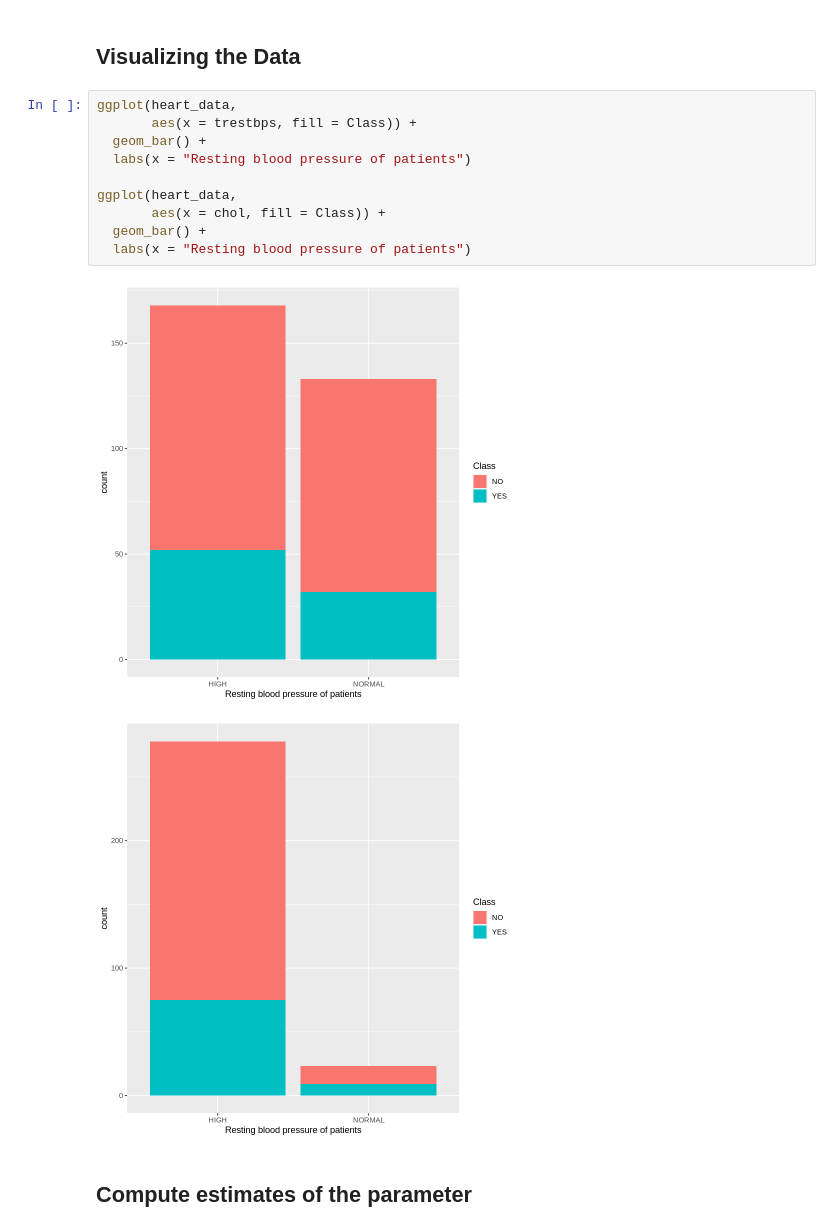
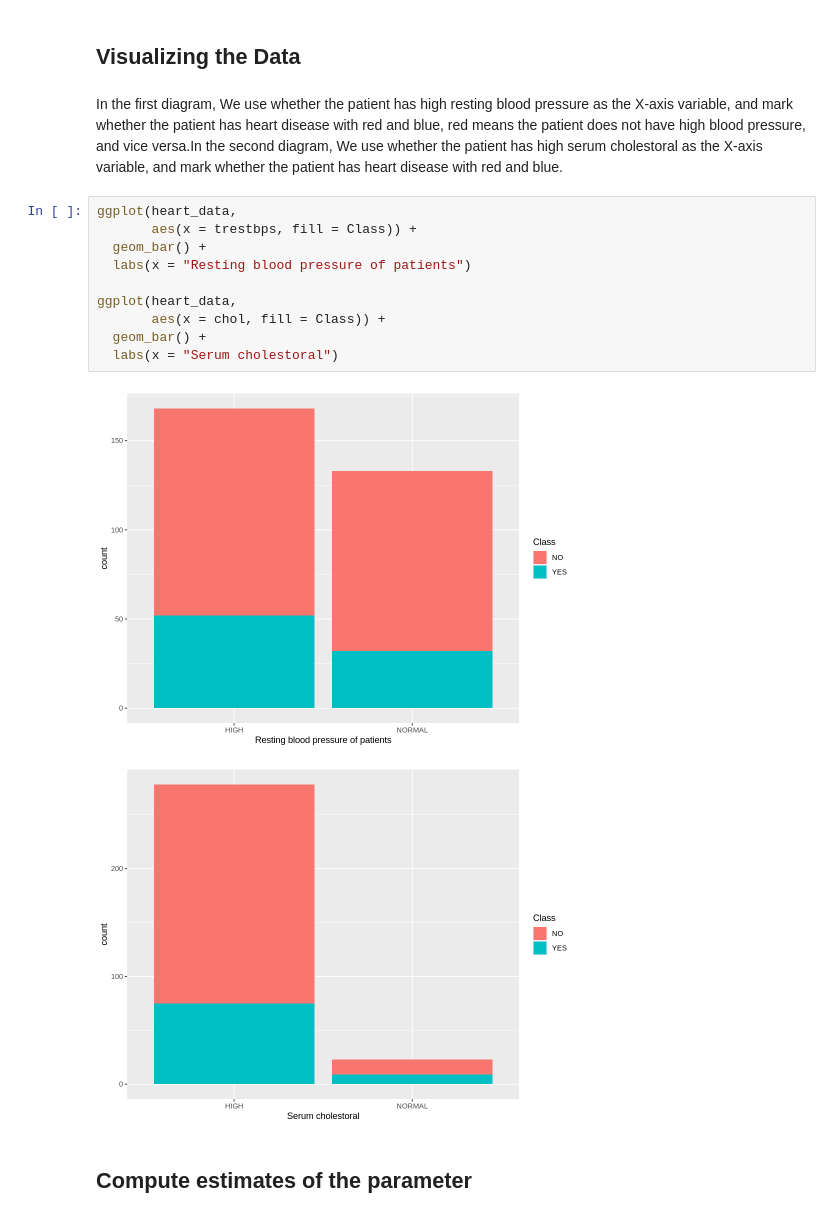
Before and after one commit to Ricky8394/STAT-201-Project, a Jupyter notebook: proposal.ipynb, the cells around one changed output. Cells and saved outputs as stored; diff of their text form.

```diff
--- a/proposal.ipynb
+++ b/proposal.ipynb
@@ -132,19 +132,21 @@ information in the data box about whether the patient has high resting blood pre
 the patient has high cholesterol or not and whether the patient has heart disease or not.
 # %% [markdown]
 ## Visualizing the Data
+# %% [markdown]
+In the first diagram, We use whether the patient has high resting blood pressure as the X-axis variable, and mark whether the patient has heart disease with red and blue, red means the patient does not have high blood pressure, and vice versa.In the second diagram, We use whether the patient has high serum cholestoral as the X-axis variable, and mark whether the patient has heart disease with red and blue.
 # %%
 ggplot(heart_data,
        aes(x = trestbps, fill = Class)) +
   geom_bar() +
   labs(x = "Resting blood pressure of patients")
 
 ggplot(heart_data,
        aes(x = chol, fill = Class)) +
   geom_bar() +
-  labs(x = "Resting blood pressure of patients")
+  labs(x = "Serum cholestoral")
 # %% [output]
-[figure, old version]
+[figure, new version]
-[figure, old version]
+[figure, new version]
 # %% [markdown]
 ## Compute estimates of the parameter
 # %% [markdown]
```
Also changed, not shown: parts of 5 cells of this notebook.
